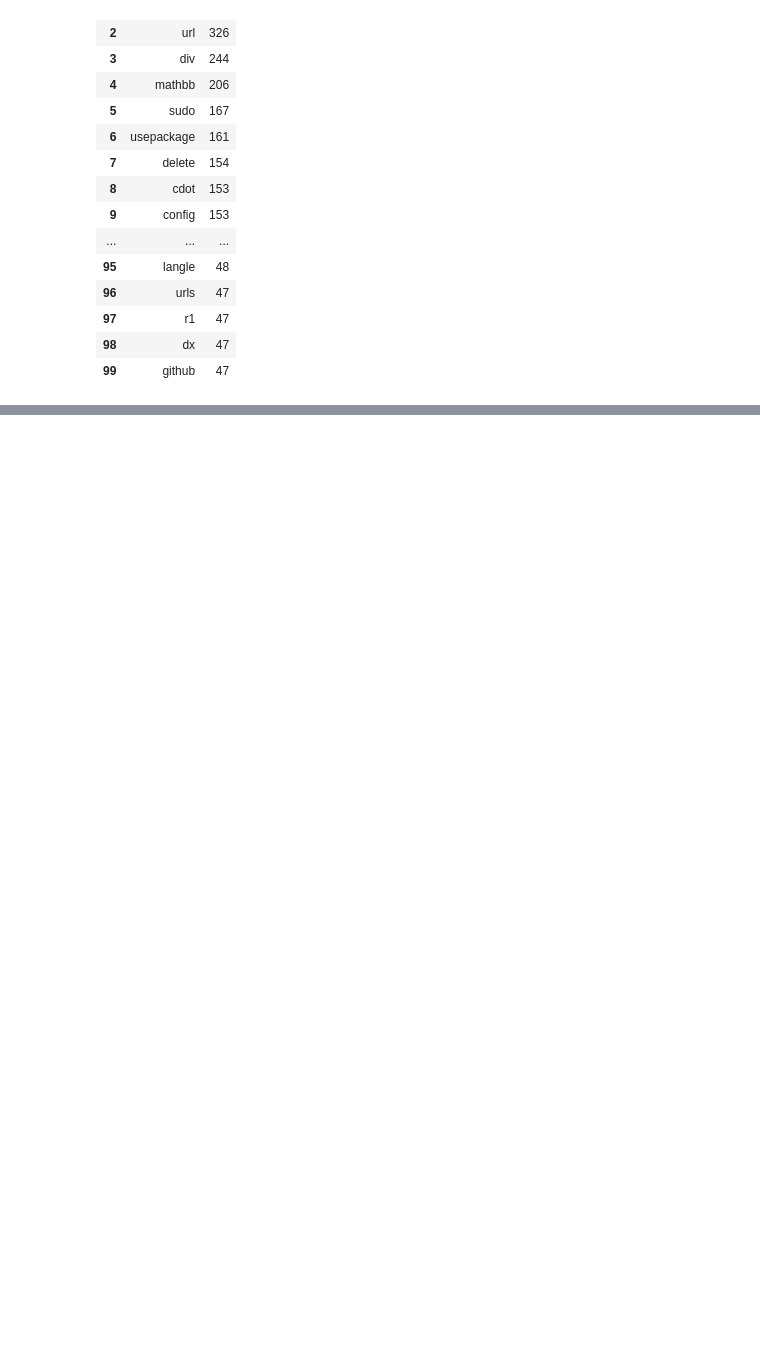
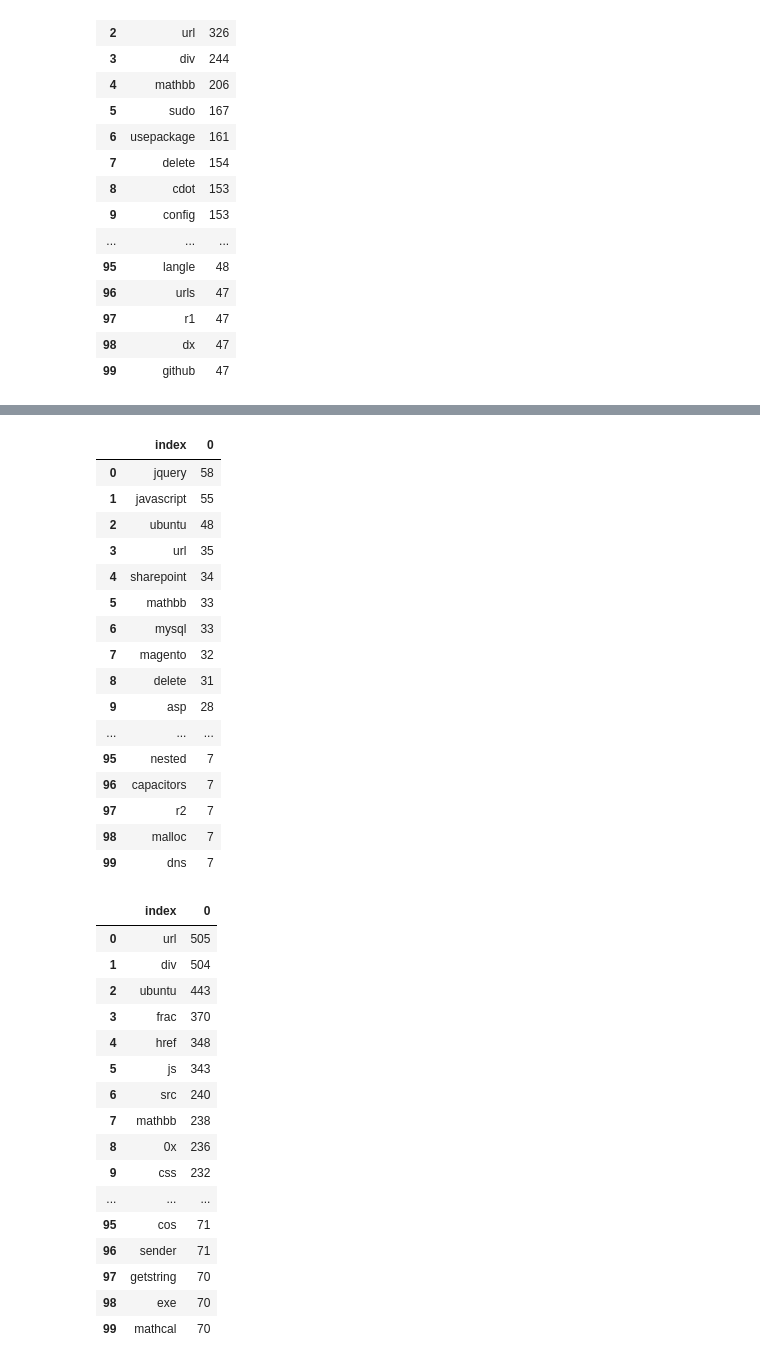
Before and after one commit to guchio3/kaggle-google-quest, a Jupyter notebook: notebooks/e09X_preprocess_texts.ipynb, the cells around one changed output, grey strips where cells are left out. Cells and saved outputs as stored; diff of their text form; code cells hidden in the pictures; blank space fills up the shorter version.

```diff
--- a/notebooks/e09X_preprocess_texts.ipynb
+++ b/notebooks/e09X_preprocess_texts.ipynb
@@ -881,0 +436,44 @@ model.config
+# %%
+# 専門用語が多そう, これは vocab にいれてもよいのでは？
+tt = pd.Series(t).sort_values(ascending=False)
+qq = pd.Series(q).sort_values(ascending=False)
+aa = pd.Series(a).sort_values(ascending=False)
+
+display(tt.loc[set(tt.index) - bert_tokenizer_keys].sort_values(ascending=False).reset_index().head(100))
+display(qq.loc[set(qq.index) - bert_tokenizer_keys].sort_values(ascending=False).reset_index().head(100))
+display(aa.loc[set(aa.index) - bert_tokenizer_keys].sort_values(ascending=False).reset_index().head(100))
+# %% [output]
+|  | index | 0 |
+| 0 | jquery | 58 |
+| 1 | javascript | 55 |
+| 2 | ubuntu | 48 |
+| 3 | url | 35 |
+| 4 | sharepoint | 34 |
+| 5 | mathbb | 33 |
+| 6 | mysql | 33 |
+| 7 | magento | 32 |
+| 8 | delete | 31 |
+| 9 | asp | 28 |
+| ... | ... | ... |
+| 95 | nested | 7 |
+| 96 | capacitors | 7 |
+| 97 | r2 | 7 |
+| 98 | malloc | 7 |
+| 99 | dns | 7 |
+|  | index | 0 |
+| 0 | url | 505 |
+| 1 | div | 504 |
+| 2 | ubuntu | 443 |
+| 3 | frac | 370 |
+| 4 | href | 348 |
+| 5 | js | 343 |
+| 6 | src | 240 |
+| 7 | mathbb | 238 |
+| 8 | 0x | 236 |
+| 9 | css | 232 |
+| ... | ... | ... |
+| 95 | cos | 71 |
+| 96 | sender | 71 |
+| 97 | getstring | 70 |
+| 98 | exe | 70 |
+| 99 | mathcal | 70 |
```
Also changed, not shown: parts of 64 cells of this notebook.
